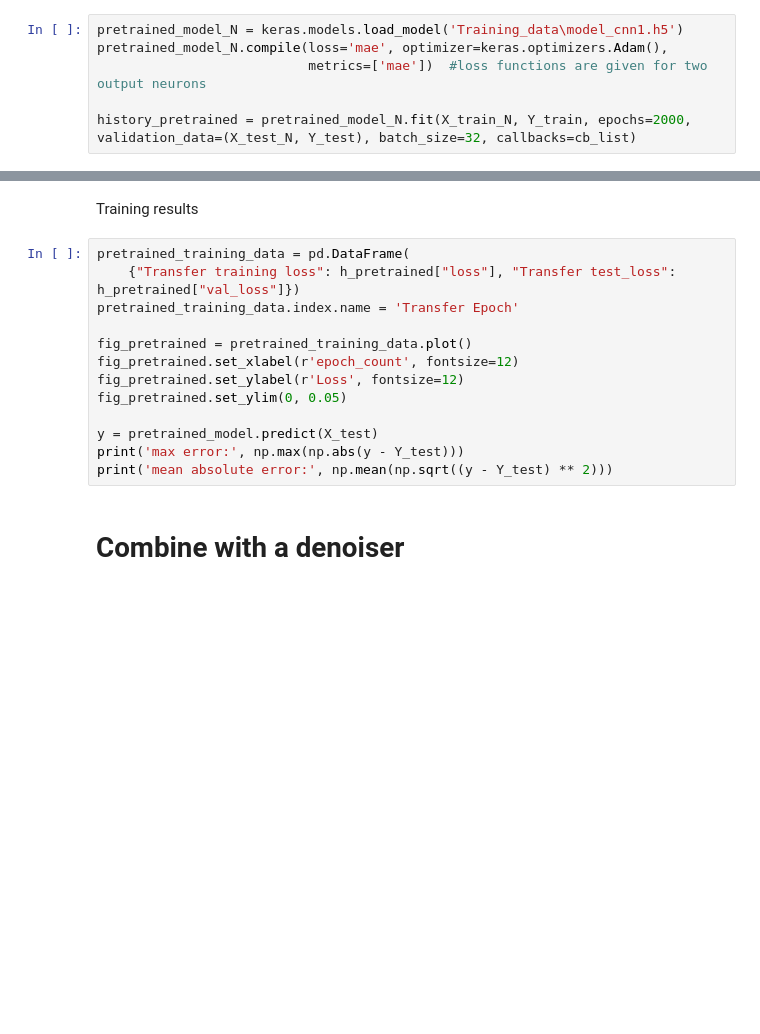
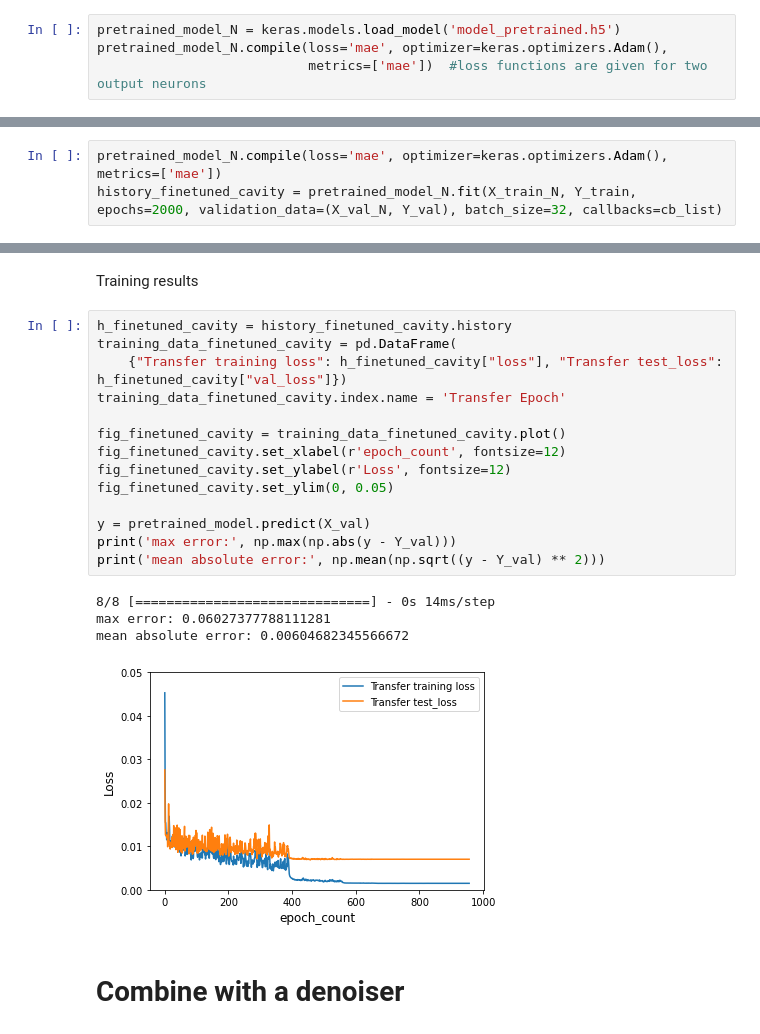
Before and after one commit to tretyakovmipt/atomic_magnetometry_DL, a Jupyter notebook: Training/transfer-learning.ipynb, the cells around one changed output, grey strips where cells are left out. Cells and saved outputs as stored; diff of their text form; blank space fills up the shorter version.

```diff
--- a/Training/transfer-learning.ipynb
+++ b/Training/transfer-learning.ipynb
@@ -171,10 +178,8 @@ print('mean absolute error:', np.mean(np.sqrt((y - Y_test) ** 2)))
 # %% [markdown]
 Load and train
 # %%
-pretrained_model_N = keras.models.load_model('Training_data\model_cnn1.h5')
+pretrained_model_N = keras.models.load_model('model_pretrained.h5')
 pretrained_model_N.compile(loss='mae', optimizer=keras.optimizers.Adam(),
                            metrics=['mae'])  #loss functions are given for two output neurons
-
-history_pretrained = pretrained_model_N.fit(X_train_N, Y_train, epochs=2000, validation_data=(X_test_N, Y_test), batch_size=32, callbacks=cb_list)
 # %% [markdown]
 Train
@@ -182,0 +186,3 @@ h_pretrained = history_pretrained.history
+# %%
+pretrained_model_N.compile(loss='mae', optimizer=keras.optimizers.Adam(), metrics=['mae'])
+history_finetuned_cavity = pretrained_model_N.fit(X_train_N, Y_train, epochs=2000, validation_data=(X_val_N, Y_val), batch_size=32, callbacks=cb_list)
@@ -183,18 +207,24 @@ h_pretrained = history_pretrained.history
 # %% [markdown]
 Training results
 # %%
-pretrained_training_data = pd.DataFrame(
-    {"Transfer training loss": h_pretrained["loss"], "Transfer test_loss": h_pretrained["val_loss"]})
-pretrained_training_data.index.name = 'Transfer Epoch'
+h_finetuned_cavity = history_finetuned_cavity.history
+training_data_finetuned_cavity = pd.DataFrame(
+    {"Transfer training loss": h_finetuned_cavity["loss"], "Transfer test_loss": h_finetuned_cavity["val_loss"]})
+training_data_finetuned_cavity.index.name = 'Transfer Epoch'
 
-fig_pretrained = pretrained_training_data.plot()
-fig_pretrained.set_xlabel(r'epoch_count', fontsize=12)
-fig_pretrained.set_ylabel(r'Loss', fontsize=12)
-fig_pretrained.set_ylim(0, 0.05)
+fig_finetuned_cavity = training_data_finetuned_cavity.plot()
+fig_finetuned_cavity.set_xlabel(r'epoch_count', fontsize=12)
+fig_finetuned_cavity.set_ylabel(r'Loss', fontsize=12)
+fig_finetuned_cavity.set_ylim(0, 0.05)
 
-y = pretrained_model.predict(X_test)
-print('max error:', np.max(np.abs(y - Y_test)))
-print('mean absolute error:', np.mean(np.sqrt((y - Y_test) ** 2)))
+y = pretrained_model.predict(X_val)
+print('max error:', np.max(np.abs(y - Y_val)))
+print('mean absolute error:', np.mean(np.sqrt((y - Y_val) ** 2)))
+# %% [output]
+8/8 [==============================] - 0s 14ms/step
+max error: 0.06027377788111281
+mean absolute error: 0.00604682345566672
+[figure, added]
 # %% [markdown]
 # Combine with a denoiser
 # %%
```
Also changed, not shown: parts of 29 cells of this notebook.
